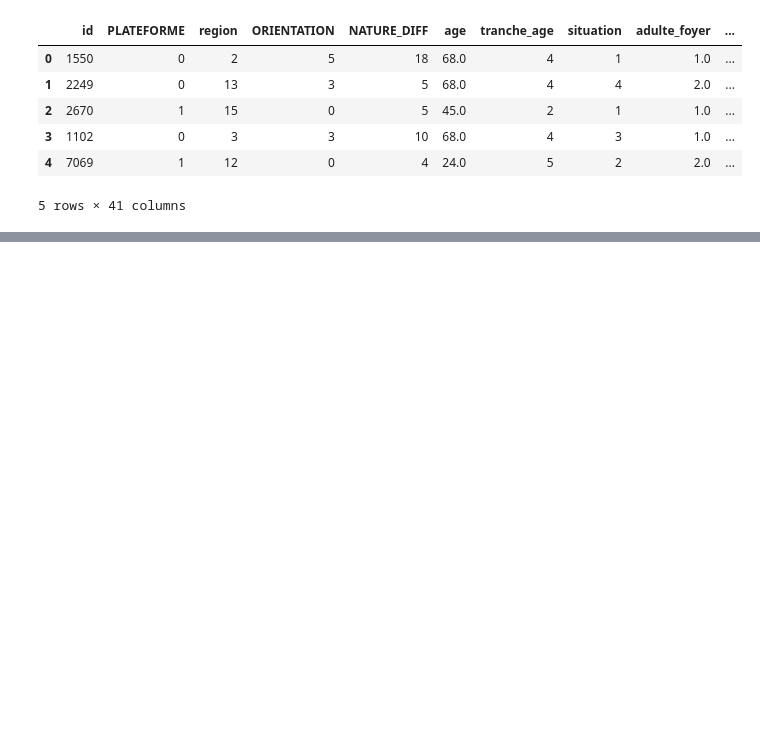
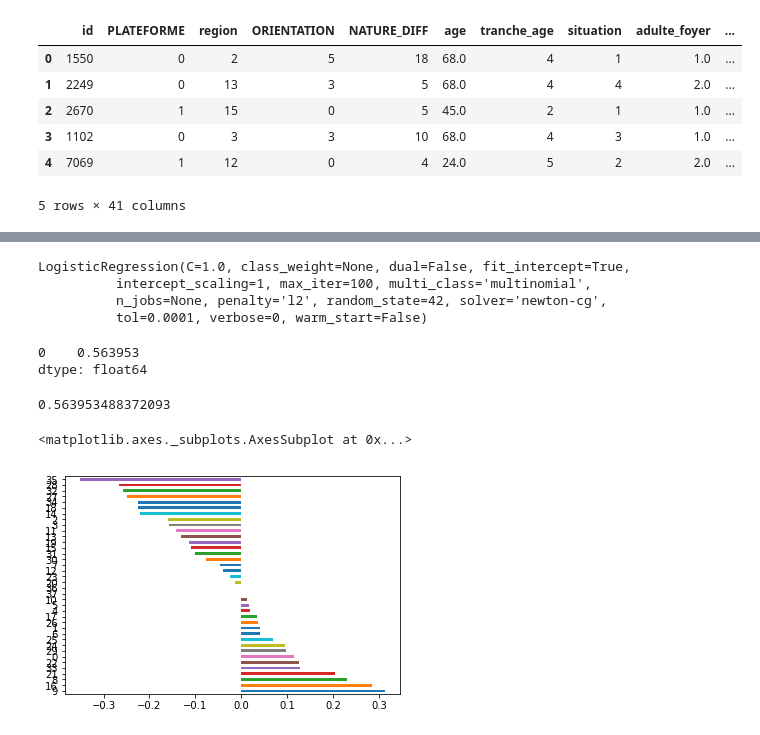
Before and after one commit to willcard/Cresus_Kaggle_Competition, a Jupyter notebook: notebooks/LogReg_Grid.ipynb, the cells around one changed output, grey strips where cells are left out. Cells and saved outputs as stored; diff of their text form; code cells hidden in the pictures; blank space fills up the shorter version.

Commit message:
start LogReg

```diff
--- a/notebooks/LogReg_Grid.ipynb
+++ b/notebooks/LogReg_Grid.ipynb
@@ -203,9 +212,28 @@ best_grid
+# %%
+LogReg = LogisticRegression(solver='newton-cg', multi_class='multinomial', random_state=42)
+
+LogReg.fit(X_train,y_train)
+# %% [output]
+LogisticRegression(C=1.0, class_weight=None, dual=False, fit_intercept=True,
+          intercept_scaling=1, max_iter=100, multi_class='multinomial',
+          n_jobs=None, penalty='l2', random_state=42, solver='newton-cg',
+          tol=0.0001, verbose=0, warm_start=False)
 # %%
-resultats = pd.DataFrame({'label':best_grid.predict(X_test)})
+resultats = pd.DataFrame({'label':LogReg.predict(X_test)})
 resultats['ORIENTATION'] = y_test['ORIENTATION'].values
 
 pd.DataFrame(resultats.ORIENTATION == resultats.label).sum()/resultats.shape[0]
+# %% [output]
+0    0.563953
+dtype: float64
+# %%
+LogReg.score(X_test,y_test)
+# %% [output]
+0.563953488372093
 # %%
-(pd.Series(clf_best.feature_importances_, index=X_train.columns)
-   .nlargest(12)
+(pd.Series(LogReg.coef_[0], index=X_train.columns)
+   .nlargest(38)
    .plot(kind='barh'))
+# %% [output]
+<matplotlib.axes._subplots.AxesSubplot at 0x...>
+[figure, added]
```
Also changed, not shown: parts of 7 cells of this notebook, 11 other files.
